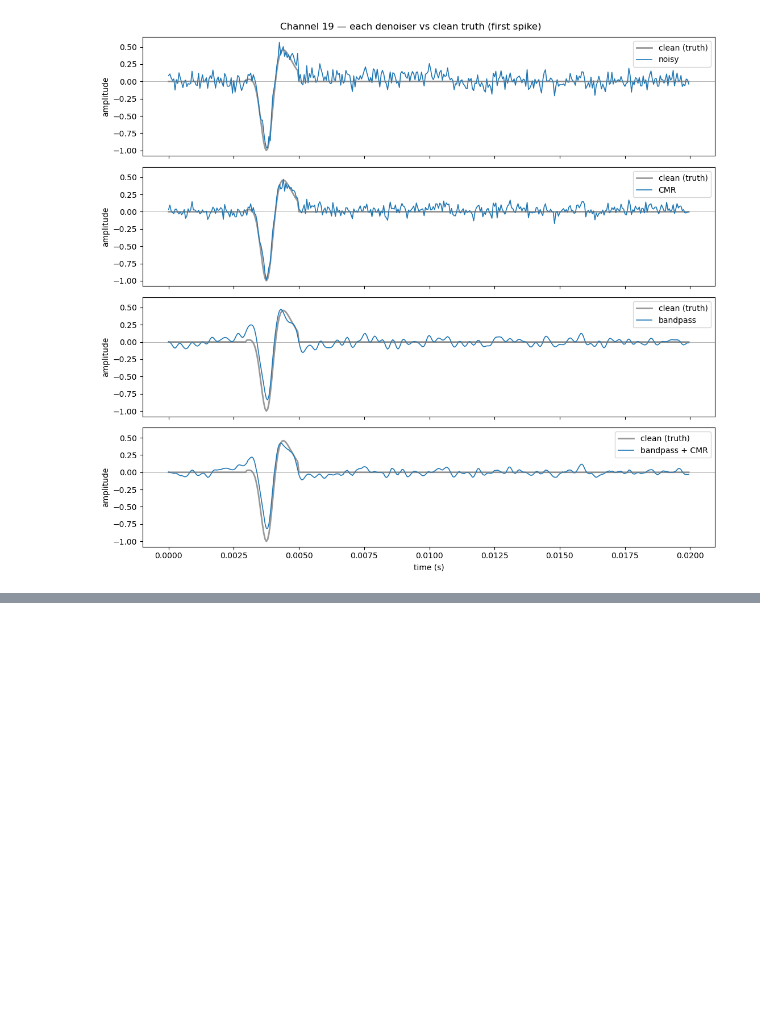
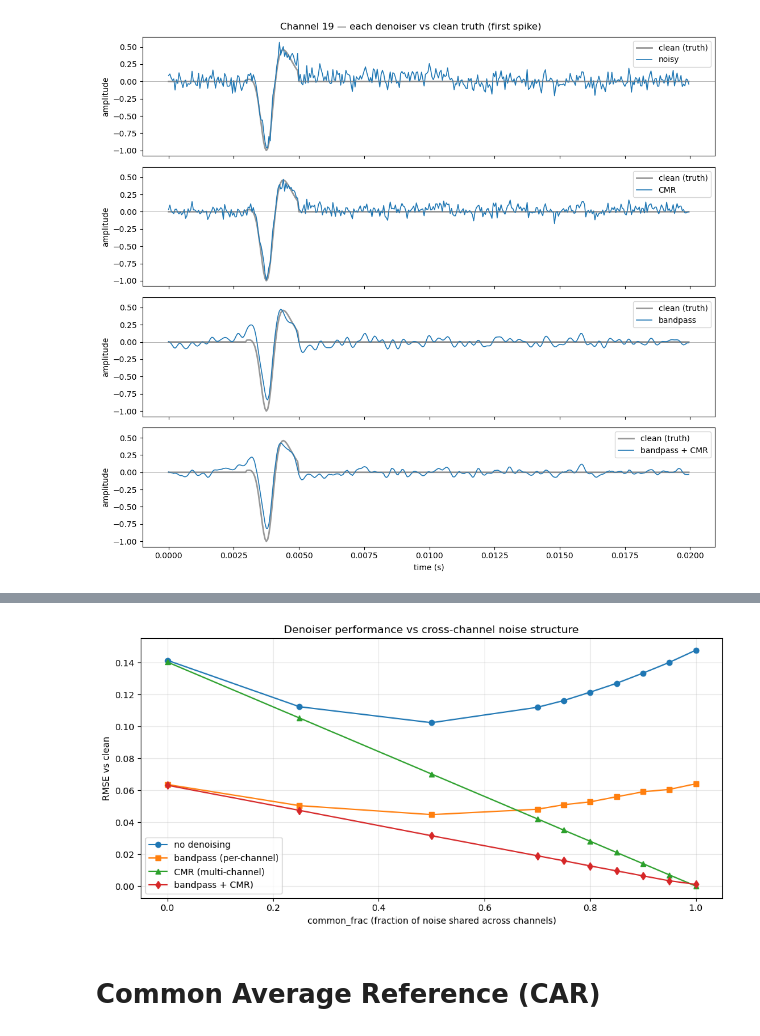
Before and after one commit to Razan-88/Decoding_Chronic_Pain, a Jupyter notebook: notebooks/01_generator.ipynb, the cells around one changed output, grey strips where cells are left out. Cells and saved outputs as stored; diff of their text form; code cells hidden in the pictures; blank space fills up the shorter version.

```diff
--- a/notebooks/01_generator.ipynb
+++ b/notebooks/01_generator.ipynb
@@ -747,3 +747,16 @@ plt.tight_layout()
 plt.show()
 # %% [output]
 [figure]
+# %%
+#Sweep figure
+cfs = [0.0, 0.25, 0.5, 0.7, 0.75, 0.8, 0.85, 0.9, 0.95, 1.0]
+
+rmse_noisy_sweep, rmse_bp_sweep, rmse_cmr_sweep, rmse_both_sweep = [], [], [], []
+
+for cf in cfs:
+    noisy_cf = rec + make_noise(n_channels, n_samples, fs, common_frac=cf)
+    rmse_noisy_sweep.append(rmse(noisy_cf, rec))
+    rmse_bp_sweep.append(rmse(denoise_bandpass(noisy_cf, fs), rec))
+    rmse_cmr_sweep.append(rmse(denoise_cmr(noisy_cf), rec))
+    rmse_both_sweep.append(rmse(denoise_cmr(denoise_bandpass(noisy_cf, fs)), rec))
+    print(f"cf={cf:.2f}")
@@ -749,0 +774,18 @@ plt.show()
+# %%
+# plot
+plt.figure(figsize=(10, 5))
+plt.plot(cfs, rmse_noisy_sweep,  'o-', label="no denoising")
+plt.plot(cfs, rmse_bp_sweep,  's-', label="bandpass (per-channel)")
+plt.plot(cfs, rmse_cmr_sweep,  '^-',  label="CMR (multi-channel)")
+plt.plot(cfs, rmse_both_sweep,  'd-',  label="bandpass + CMR)")
+plt.xlabel("common_frac (fraction of noise shared across channels)")
+plt.ylabel("RMSE vs clean")
+plt.title("Denoiser performance vs cross-channel noise structure")
+plt.legend()
+plt.grid(alpha=0.3)
+plt.tight_layout()
+plt.show()
+# %% [output]
+[figure, added]
+# %% [markdown]
+# Common Average Reference (CAR)
```
Also changed, not shown: parts of 3 cells of this notebook.
